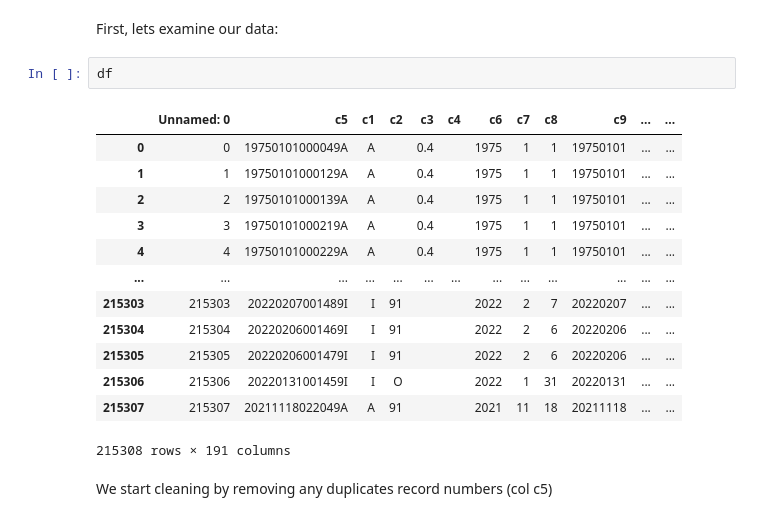
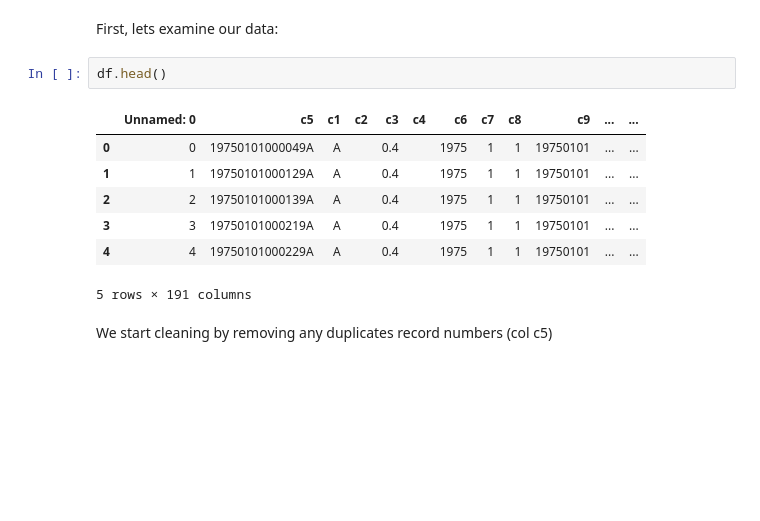
Before and after one commit to nd-crane/nbdev-framework-example, a Jupyter notebook: nbs/01_Cleaning_Data.ipynb, the cells around one changed output. Saved outputs shown, nothing was run; the diff lists cells and outputs as text; blank space fills up the shorter version.

```diff
--- a/nbs/01_Cleaning_Data.ipynb
+++ b/nbs/01_Cleaning_Data.ipynb
@@ -18,21 +18,15 @@ df = pd.read_csv(f"{working_data}/Concatenated_Orig_data.csv",encoding='latin-1'
 # %% [markdown]
 First, lets examine our data:
 # %%
-df
+df.head()
 # %% [output]
 |  | Unnamed: 0 | c5 | c1 | c2 | c3 | c4 | c6 | c7 | c8 | c9 | ... | ... |
 | 0 | 0 | 19750101000049A | A |  | 0.4 |  | 1975 | 1 | 1 | 19750101 | ... | ... |
 | 1 | 1 | 19750101000129A | A |  | 0.4 |  | 1975 | 1 | 1 | 19750101 | ... | ... |
 | 2 | 2 | 19750101000139A | A |  | 0.4 |  | 1975 | 1 | 1 | 19750101 | ... | ... |
 | 3 | 3 | 19750101000219A | A |  | 0.4 |  | 1975 | 1 | 1 | 19750101 | ... | ... |
 | 4 | 4 | 19750101000229A | A |  | 0.4 |  | 1975 | 1 | 1 | 19750101 | ... | ... |
-| ... | ... | ... | ... | ... | ... | ... | ... | ... | ... | ... | ... | ... |
-| 215303 | 215303 | 20220207001489I | I | 91 |  |  | 2022 | 2 | 7 | 20220207 | ... | ... |
-| 215304 | 215304 | 20220206001469I | I | 91 |  |  | 2022 | 2 | 6 | 20220206 | ... | ... |
-| 215305 | 215305 | 20220206001479I | I | 91 |  |  | 2022 | 2 | 6 | 20220206 | ... | ... |
-| 215306 | 215306 | 20220131001459I | I | O |  |  | 2022 | 1 | 31 | 20220131 | ... | ... |
-| 215307 | 215307 | 20211118022049A | A | 91 |  |  | 2021 | 11 | 18 | 20211118 | ... | ... |
-215308 rows × 191 columns
+5 rows × 191 columns
 # %% [markdown]
 We start cleaning by removing any duplicates record numbers (col c5)
 # %%
```
Also changed, not shown: parts of 5 cells of this notebook, 4 other files.
